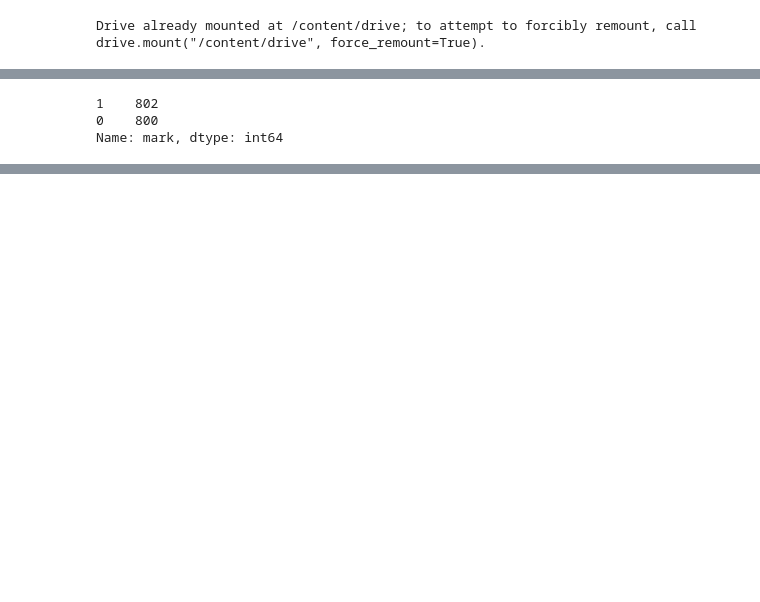
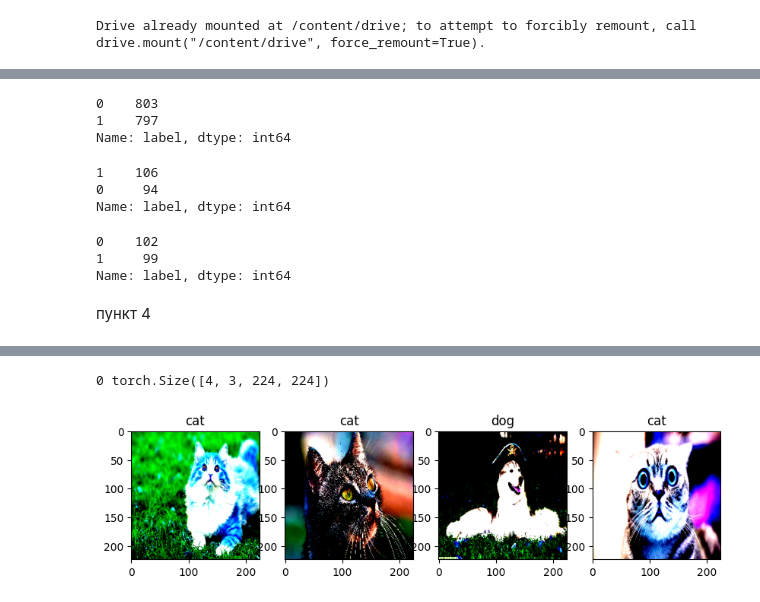
Before and after one commit to SanyaMar/-, a Jupyter notebook: main.ipynb, the cells around one changed output, grey strips where cells are left out. Saved outputs shown, nothing was run; the diff lists cells and outputs as text; code cells hidden in the pictures; blank space fills up the shorter version.

```diff
--- a/main.ipynb
+++ b/main.ipynb
@@ -52,9 +117,11 @@ class MyDataset(Dataset):
 # %%
-transforms = torchvision.transforms.Compose([torchvision.transforms.ToTensor(),
+custom_transforms  = torchvision.transforms.Compose([torchvision.transforms.ToTensor(),
                                                     torchvision.transforms.Resize((224, 224)),
                                                     torchvision.transforms.Normalize((0.485, 0.456, 0.406), (0.229, 0.224, 0.225)),
                                                     torchvision.transforms.RandomHorizontalFlip(p=0.3)])
 # %%
-train_data = MyDataset(path_to_annot_file='/content/drive/MyDrive/CN/paths_1.csv', transform=transforms, train = True)
-test_data = MyDataset(path_to_annot_file='/content/drive/MyDrive/CN/paths_1.csv', transform=transforms, test = True)
-valid_data = MyDataset(path_to_annot_file='/content/drive/MyDrive/CN/paths_1.csv', transform=transforms, valid = True)
+train_data = CustomImageDataset(path_to_annot_file='/content/drive/MyDrive/CN/paths_2.csv', transform=custom_transforms , train = True)
+test_data = CustomImageDataset(path_to_annot_file='/content/drive/MyDrive/CN/paths_2.csv', transform=custom_transforms , test = True)
+valid_data = CustomImageDataset(path_to_annot_file='/content/drive/MyDrive/CN/paths_2.csv', transform=custom_transforms , valid = True)
+
+batch_size = 4
@@ -65,6 +134,36 @@ len(train_data), len(test_data), len(valid_data)
 # %%
-train_data.data['mark'].value_counts()
+train_data.data['label'].value_counts()
 # %% [output]
-1    802
-0    800
-Name: mark, dtype: int64
+0    803
+1    797
+Name: label, dtype: int64
+# %%
+test_data.data['label'].value_counts()
+# %% [output]
+1    106
+0     94
+Name: label, dtype: int64
+# %%
+valid_data.data['label'].value_counts()
+# %% [output]
+0    102
+1     99
+Name: label, dtype: int64
+# %% [markdown]
+пункт 4
+# %%
+train_loader = DataLoader(dataset=train_data, batch_size=4, shuffle=True)
+# %%
+plt.figure(figsize=(10, 5))
+
+for i_batch, sample_batched in enumerate(train_loader):
+    if i_batch == 1:
+      break
+
+    print(i_batch, sample_batched[0].shape)
+
+    for j in range(4):
+      plt.subplot(1, 4, j + 1)
+      plt.title("cat" if sample_batched[1][j] == 0 else "dog")
+      plt.imshow(sample_batched[0][j].permute(1, 2, 0).numpy()[:, :, ::-1])
+# %% [output]
@@ -70,0 +174,2 @@ Name: mark, dtype: int64
+0 torch.Size([4, 3, 224, 224])
+[figure, added]
```
Also changed, not shown: parts of 15 cells of this notebook.
